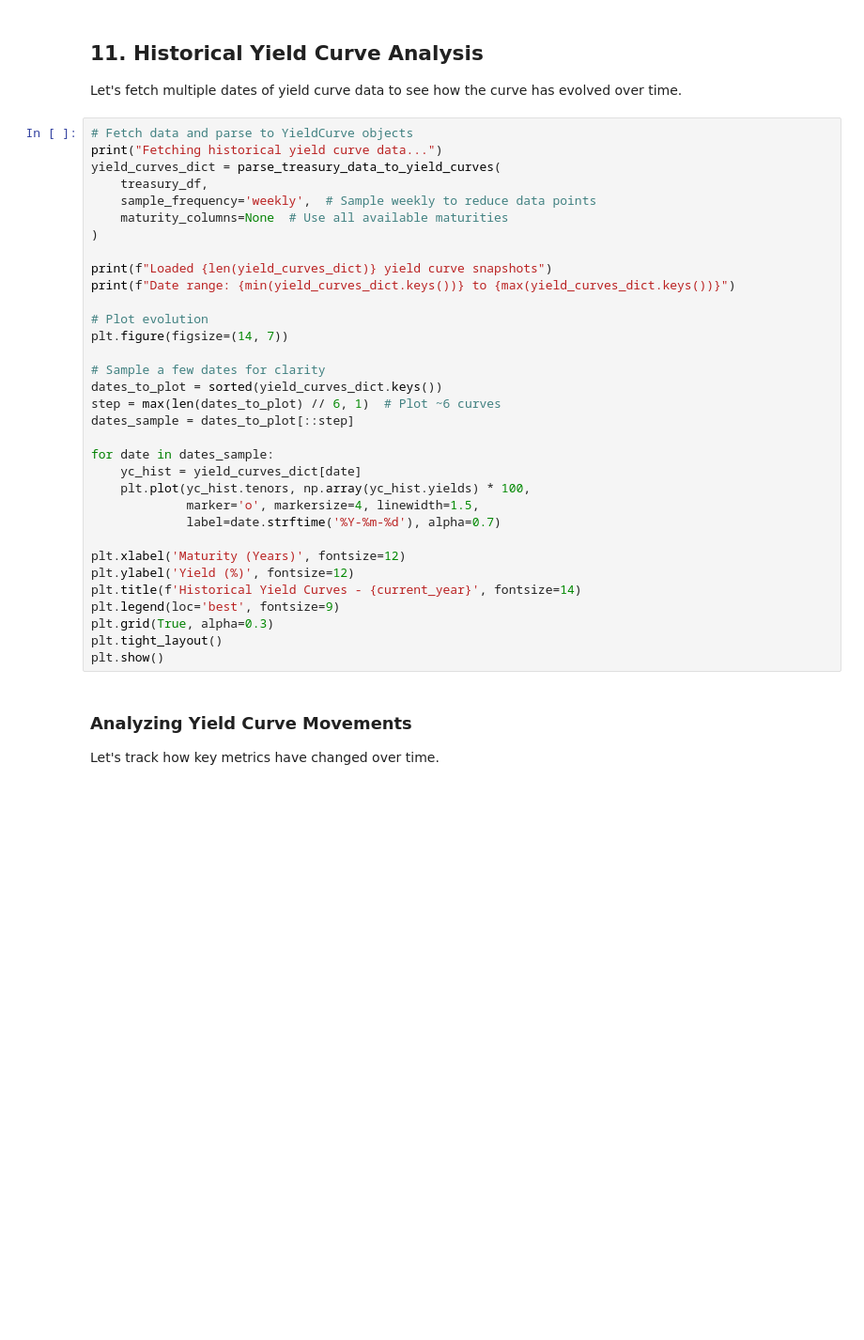
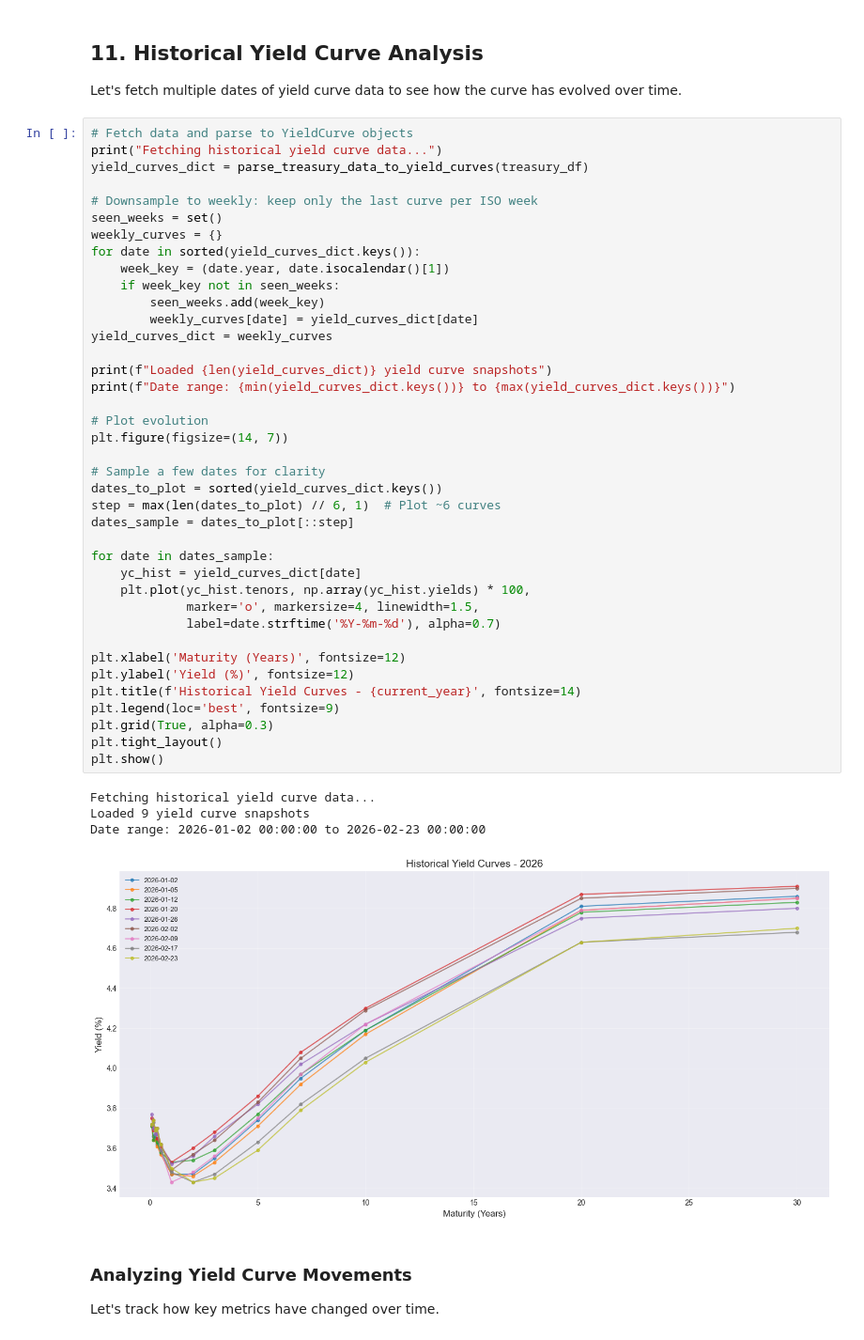
Before and after one commit to AnaQuant/QuantFinance, a Jupyter notebook: Notebooks/Yield_Curve_Theory_and_Practice.ipynb, the cells around one changed output. Shown at 94% size. Cells and saved outputs as stored; diff of their text form; blank space fills up the shorter version.

```diff
--- a/Notebooks/Yield_Curve_Theory_and_Practice.ipynb
+++ b/Notebooks/Yield_Curve_Theory_and_Practice.ipynb
@@ -925,36 +909,47 @@ Let's fetch multiple dates of yield curve data to see how the curve has evolved
 # %%
 # Fetch data and parse to YieldCurve objects
 print("Fetching historical yield curve data...")
-yield_curves_dict = parse_treasury_data_to_yield_curves(
-    treasury_df,
-    sample_frequency='weekly',  # Sample weekly to reduce data points
-    maturity_columns=None  # Use all available maturities
-)
+yield_curves_dict = parse_treasury_data_to_yield_curves(treasury_df)
+
+# Downsample to weekly: keep only the last curve per ISO week
+seen_weeks = set()
+weekly_curves = {}
+for date in sorted(yield_curves_dict.keys()):
+    week_key = (date.year, date.isocalendar()[1])
+    if week_key not in seen_weeks:
+        seen_weeks.add(week_key)
+        weekly_curves[date] = yield_curves_dict[date]
+yield_curves_dict = weekly_curves
 
 print(f"Loaded {len(yield_curves_dict)} yield curve snapshots")
 print(f"Date range: {min(yield_curves_dict.keys())} to {max(yield_curves_dict.keys())}")
 
 # Plot evolution
 plt.figure(figsize=(14, 7))
 
 # Sample a few dates for clarity
 dates_to_plot = sorted(yield_curves_dict.keys())
 step = max(len(dates_to_plot) // 6, 1)  # Plot ~6 curves
 dates_sample = dates_to_plot[::step]
 
 for date in dates_sample:
     yc_hist = yield_curves_dict[date]
     plt.plot(yc_hist.tenors, np.array(yc_hist.yields) * 100,
              marker='o', markersize=4, linewidth=1.5,
              label=date.strftime('%Y-%m-%d'), alpha=0.7)
 
 plt.xlabel('Maturity (Years)', fontsize=12)
 plt.ylabel('Yield (%)', fontsize=12)
 plt.title(f'Historical Yield Curves - {current_year}', fontsize=14)
 plt.legend(loc='best', fontsize=9)
 plt.grid(True, alpha=0.3)
 plt.tight_layout()
 plt.show()
+# %% [output]
+Fetching historical yield curve data...
+Loaded 9 yield curve snapshots
+Date range: 2026-01-02 00:00:00 to 2026-02-23 00:00:00
+[figure, added]
 # %% [markdown]
 ### Analyzing Yield Curve Movements
 
```
Also changed, not shown: parts of 34 cells of this notebook, 4 other files.
